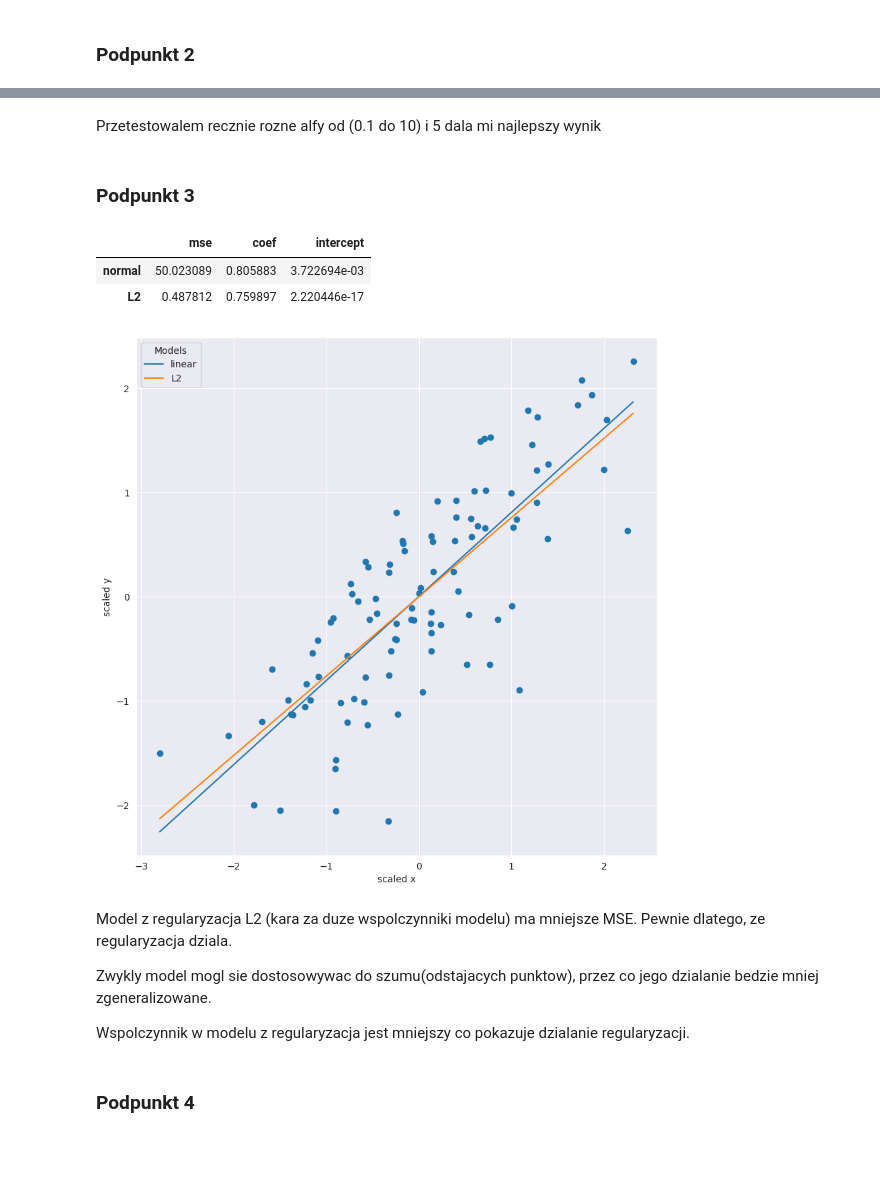
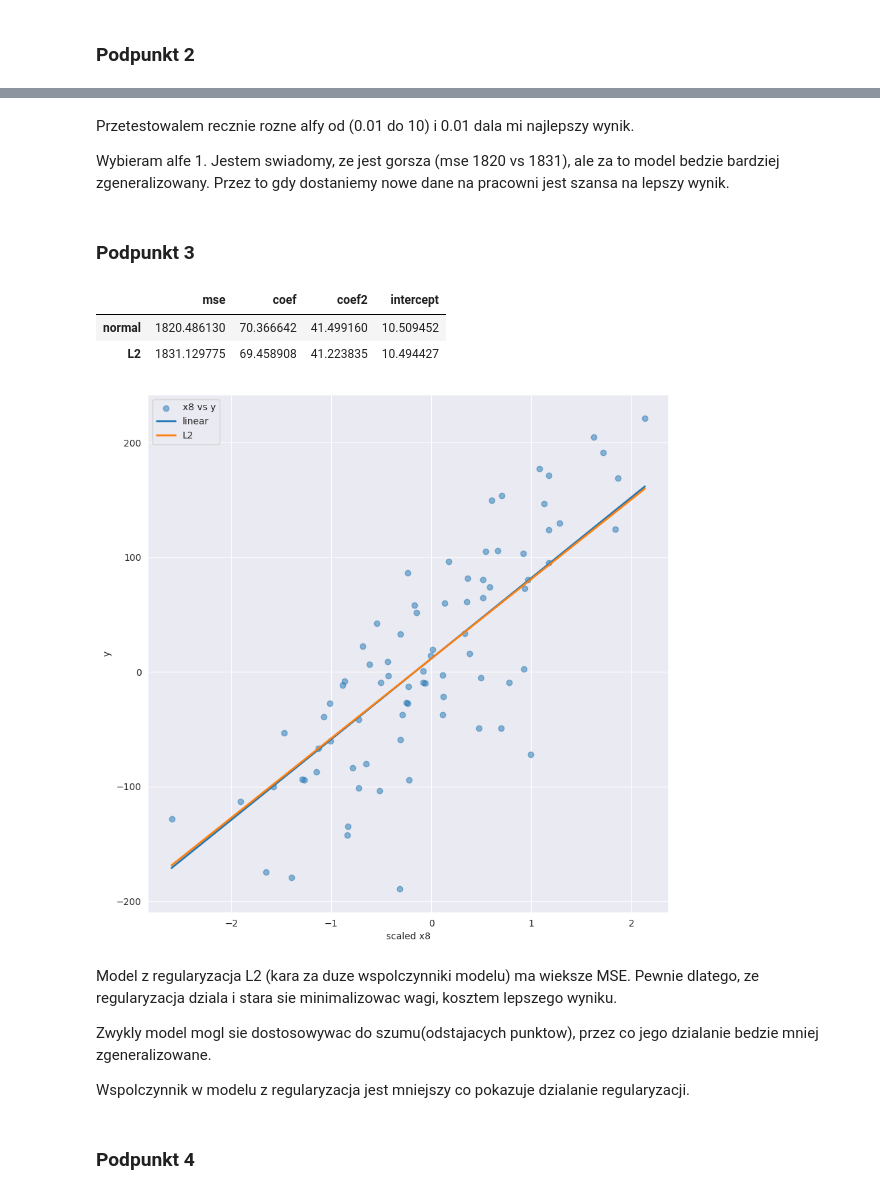
Before and after one commit to rektyyy/Artificial-Intelligence, a Jupyter notebook: ML/exercises/2/Assignment_2.ipynb, the cells around one changed output, grey strips where cells are left out. Saved outputs shown, nothing was run; the diff lists cells and outputs as text; code cells hidden in the pictures; blank space fills up the shorter version.

```diff
--- a/ML/exercises/2/Assignment_2.ipynb
+++ b/ML/exercises/2/Assignment_2.ipynb
@@ -52,7 +52,7 @@ x1 i x2 nie sa skorelowane
 # %%
 def preprocess_data(X_train, y_train):
     X_train_scaled = (X_train - X_train.mean()) / np.std(X_train)
-    y_train_scaled = (y_train - y_train.mean()) / np.std(y_train)
-    return X_train_scaled, y_train_scaled
+    #y_train_scaled = (y_train - y_train.mean()) / np.std(y_train)
+    return X_train_scaled, y_train
 # %%
 xs, ys = preprocess_data(df1['x1'], df1['y'])
@@ -256,5 +265,5 @@ x9 i y -> 0.58
 # %%
-X_train, X_test, y_train, y_test = train_test_split(df4['x8'].values.reshape(-1, 1), df4['y'].values.reshape(-1), test_size=0.2, random_state=42)
+X_train, X_test, y_train, y_test = train_test_split(df4[['x8', 'x9']].values.reshape(-1, 2), df4['y'].values.reshape(-1), test_size=0.2, random_state=42)
 X_train, y_train = preprocess_data(X_train, y_train)
 X_test, y_test = preprocess_data(X_test, y_test)
 # %%
@@ -263,9 +272,11 @@ model.fit(X_train, y_train)
 
 predicted = model.predict(X_test)
 # %% [markdown]
-Przetestowalem recznie rozne alfy od (0.1 do 10) i 5 dala mi najlepszy wynik
+Przetestowalem recznie rozne alfy od (0.01 do 10) i 0.01 dala mi najlepszy wynik.
+
+Wybieram alfe 1. Jestem swiadomy, ze jest gorsza (mse 1820 vs 1831), ale za to model bedzie bardziej zgeneralizowany. Przez to gdy dostaniemy nowe dane na pracowni jest szansa na lepszy wynik.
 # %%
-modelL2 = linear_model.Ridge(alpha=5)
+modelL2 = linear_model.Ridge(alpha=1)
 modelL2.fit(X_train, y_train)
 
 predictedL2 = modelL2.predict(X_test)
@@ -278,33 +289,36 @@ mseL2 = mean_squared_error(y_test, predictedL2)
 pd.DataFrame(
     {'mse': [mse, mseL2],
      'coef': [model.coef_[0], modelL2.coef_[0]],
+     'coef2': [model.coef_[1], modelL2.coef_[1]],
      'intercept': [model.intercept_, modelL2.intercept_]},
      index=['normal', 'L2']
 )
 # %% [output]
-|  | mse | coef | intercept |
-| normal | 50.023089 | 0.805883 | 3.722694e-03 |
-| L2 | 0.487812 | 0.759897 | 2.220446e-17 |
+|  | mse | coef | coef2 | intercept |
+| normal | 1820.486130 | 70.366642 | 41.499160 | 10.509452 |
+| L2 | 1831.129775 | 69.458908 | 41.223835 | 10.494427 |
 # %%
 plt.figure(figsize=(10, 10))
-plt.scatter(xs4, ys4)
-plt.ylabel('scaled y')
-plt.xlabel('scaled x')
+plt.scatter(X_train[:, 0], y_train, alpha=0.5, label='x8 vs y')
+plt.ylabel('y')
+plt.xlabel('scaled x8')
 
+X_line = np.linspace(X_train[:, 0].min(), X_train[:, 0].max(), 100)
 
-X = np.linspace(xs4.min(), xs4.max(), 100)
-Y1 = model.predict(X.reshape(-1, 1))
-Y2 = modelL2.predict(X.reshape(-1, 1))
+# Use explicit formula: y = coef[0] * x8 + coef[1] * x9_mean + intercept
+x9_mean = X_train[:, 1].mean()
+Y1 = model.coef_[0] * X_line + model.coef_[1] * x9_mean + model.intercept_
+Y2 = modelL2.coef_[0] * X_line + modelL2.coef_[1] * x9_mean + modelL2.intercept_
 
-plt.plot(X, Y1, label='linear')
-plt.plot(X, Y2, label='L2')
+plt.plot(X_line, Y1, label='linear', linewidth=2)
+plt.plot(X_line, Y2, label='L2', linewidth=2)
 
-plt.legend(title='Models')
+plt.legend()
 plt.show()
 # %% [output]
-[figure, old version]
+[figure, new version]
 # %% [markdown]
-Model z regularyzacja L2 (kara za duze wspolczynniki modelu) ma mniejsze MSE. Pewnie dlatego, ze regularyzacja dziala.
+Model z regularyzacja L2 (kara za duze wspolczynniki modelu) ma wieksze MSE. Pewnie dlatego, ze regularyzacja dziala i stara sie minimalizowac wagi, kosztem lepszego wyniku.
 
 Zwykly model mogl sie dostosowywac do szumu(odstajacych punktow), przez co jego dzialanie bedzie mniej zgeneralizowane.
 
```
Also changed, not shown: parts of 5 cells of this notebook.
